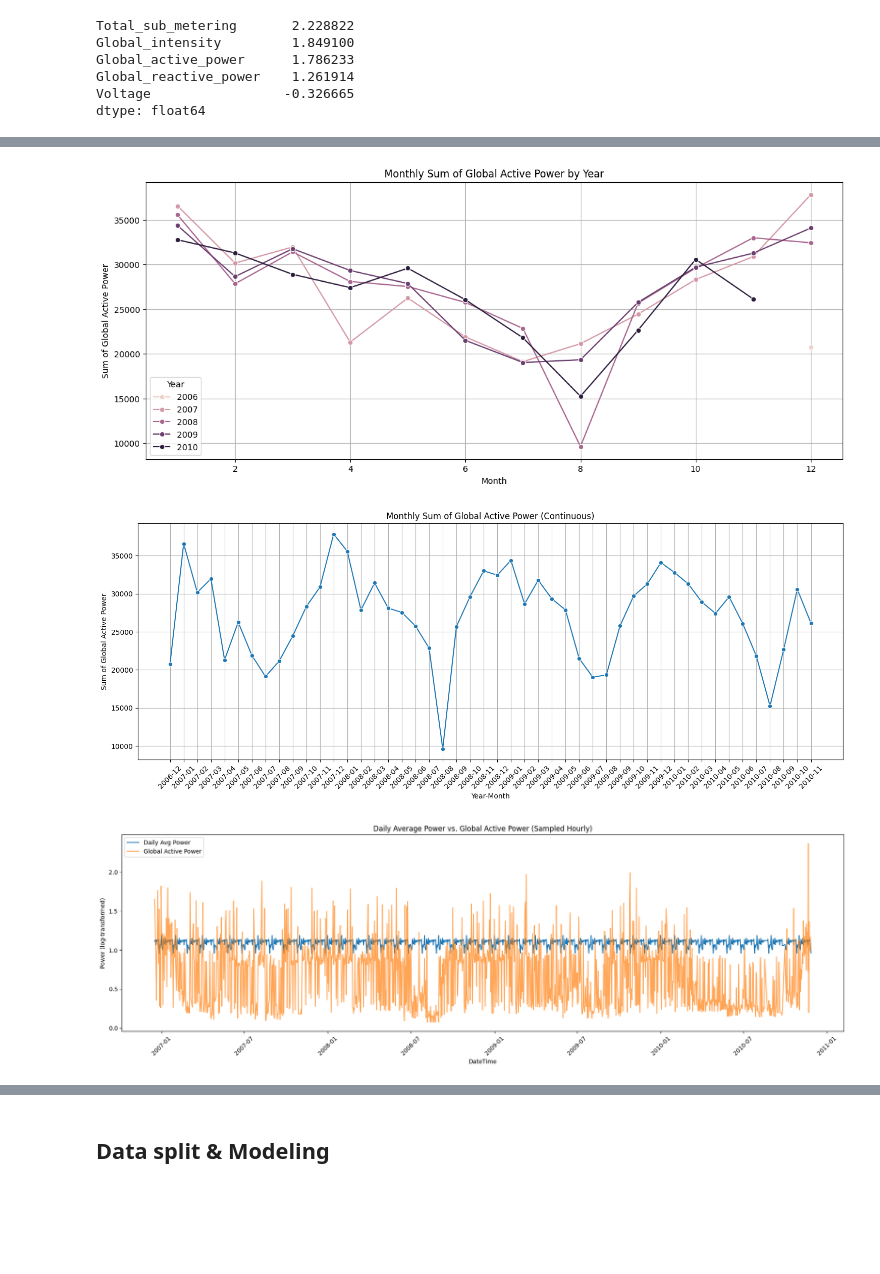
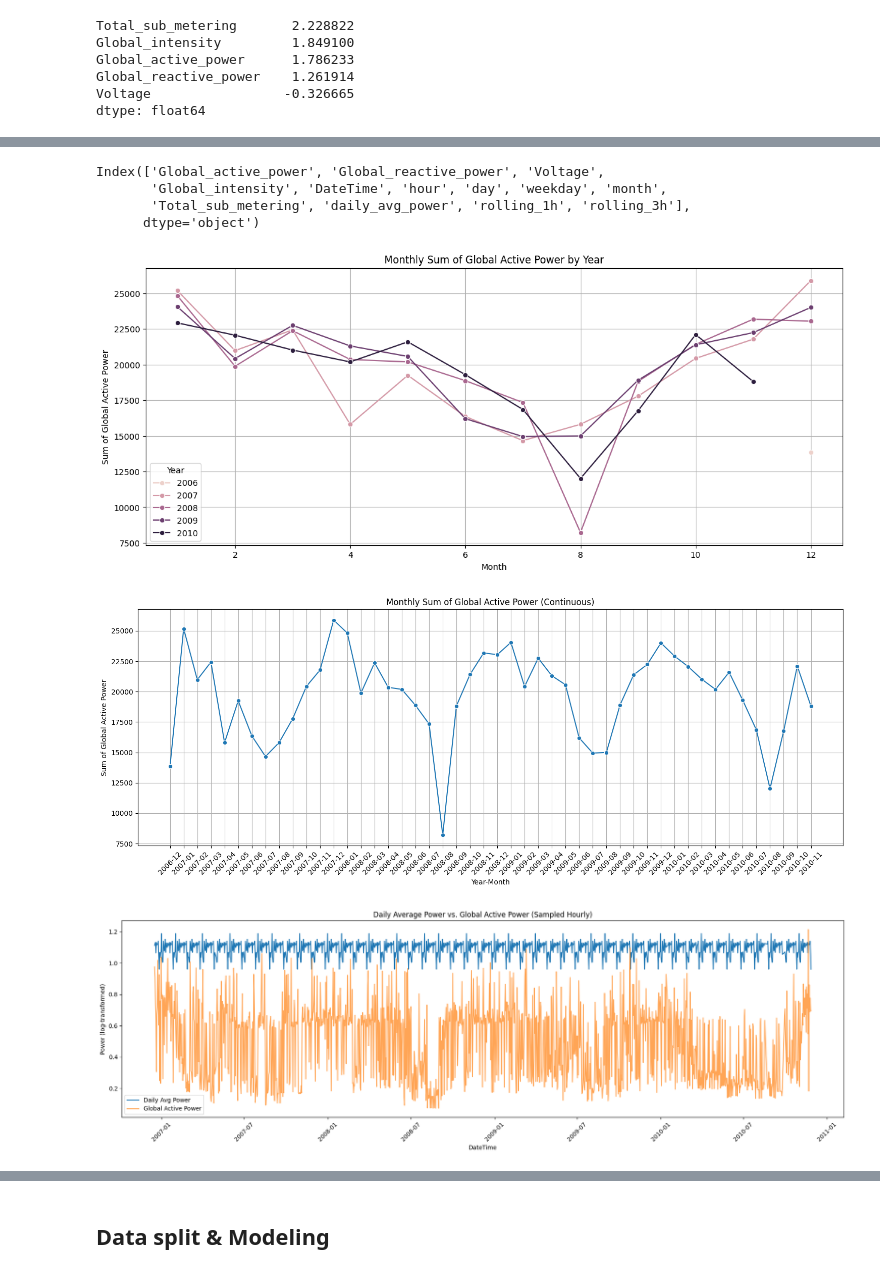
Before and after one commit to SankarSivan/Household_Power_Consumption, a Jupyter notebook: Power_Consumption_ETL.ipynb, the cells around one changed output, grey strips where cells are left out. Cells and saved outputs as stored; diff of their text form; code cells hidden in the pictures; blank space fills up the shorter version.

```diff
--- a/Power_Consumption_ETL.ipynb
+++ b/Power_Consumption_ETL.ipynb
@@ -366,9 +365,3 @@ Global_active_power      1.786233
 Global_reactive_power    1.261914
 Voltage                 -0.326665
 dtype: float64
-# %%
-# Log transformation for skewed features
-skewed_features = ['Global_active_power', 'Global_reactive_power', 'Voltage', 'Global_intensity', 'Total_sub_metering']
-
-for col in skewed_features:
-    df1[col] = np.log1p(df1[col])  # log1p(x) = log(1 + x), safe for zero
@@ -384,9 +367,0 @@ dtype: float64
-# %%
-# Plot distribution for all numeric columns
-for col in skewed_features:
-    plt.figure(figsize=(8, 4))
-    sns.histplot(df1[col], bins=80, kde=True)
-    plt.title(f"Distribution of {col}")
-    plt.xlabel(col)
-    plt.ylabel("Frequency")
-    plt.show()
@@ -398,0 +368,9 @@ for col in skewed_features:
+# %%
+from scipy.stats import skew, kurtosis
+
+# Only numeric features
+#numeric_cols = df1.select_dtypes(include=['float32', 'float64', 'int']).columns
+
+print("Skewness and Kurtosis of numeric features:")
+for col in numeric_columns:
+    print(f"{col}: Skewness = {skew(df1[col].dropna()):.2f}, Kurtosis = {kurtosis(df1[col].dropna()):.2f}")
@@ -398,0 +387,10 @@ for col in skewed_features:
+# %%
+from scipy.stats import skew
+
+# Check skewness
+print(df1[numeric_columns].skew())
+
+# Apply log1p transformation to highly skewed columns
+for col in numeric_columns:
+	if abs(df1[col].skew()) > 1:
+		df1[col] = np.log1p(df1[col])
@@ -439,17 +502,27 @@ plt.show()
+# %%
+df1.columns
+# %% [output]
+Index(['Global_active_power', 'Global_reactive_power', 'Voltage',
+       'Global_intensity', 'DateTime', 'hour', 'day', 'weekday', 'month',
+       'Total_sub_metering', 'daily_avg_power', 'rolling_1h', 'rolling_3h'],
+      dtype='object')
 # %%
+# Ensure 'year' column exists
+df1['year'] = df1['DateTime'].dt.year
+
 # Continue the monthly sum line chart for Global Active Power, but now by both year and month
 monthly_power_sum_year = df1.groupby(['year', 'month'])['Global_active_power'].sum().reset_index()
 
 plt.figure(figsize=(15, 6))
 sns.lineplot(data=monthly_power_sum_year, x='month', y='Global_active_power', hue='year', marker='o')
 plt.title('Monthly Sum of Global Active Power by Year')
 plt.xlabel('Month')
 plt.ylabel('Sum of Global Active Power')
 plt.legend(title='Year')
 plt.grid(True)
 plt.show()
 # %% [output]
-[figure, old version]
+[figure, new version]
 # %%
 # Group by year and month, sum Global Active Power
 monthly_power_sum = df1.groupby(['year', 'month'])['Global_active_power'].sum().reset_index()
@@ -468,7 +541,7 @@ plt.grid(True)
 plt.tight_layout()
 plt.show()
 # %% [output]
-[figure, old version]
+[figure, new version]
 # %%
 # Since data is per minute, 60*24 = 1440 rows per day, so sample every 1440th row for daily sampling
 sampled_df1 = df1.iloc[::1440, :]
@@ -484,7 +557,7 @@ plt.xticks(rotation=45)
 plt.tight_layout()
 plt.show()
 # %% [output]
-[figure, old version]
+[figure, new version]
 # %%
 # Sample the data to reduce the number of points (e.g., every 60th row for hourly sampling)
 sampled_df = df1.iloc[::60, :]
```
Also changed, not shown: parts of 26 cells of this notebook, 11 other files.
